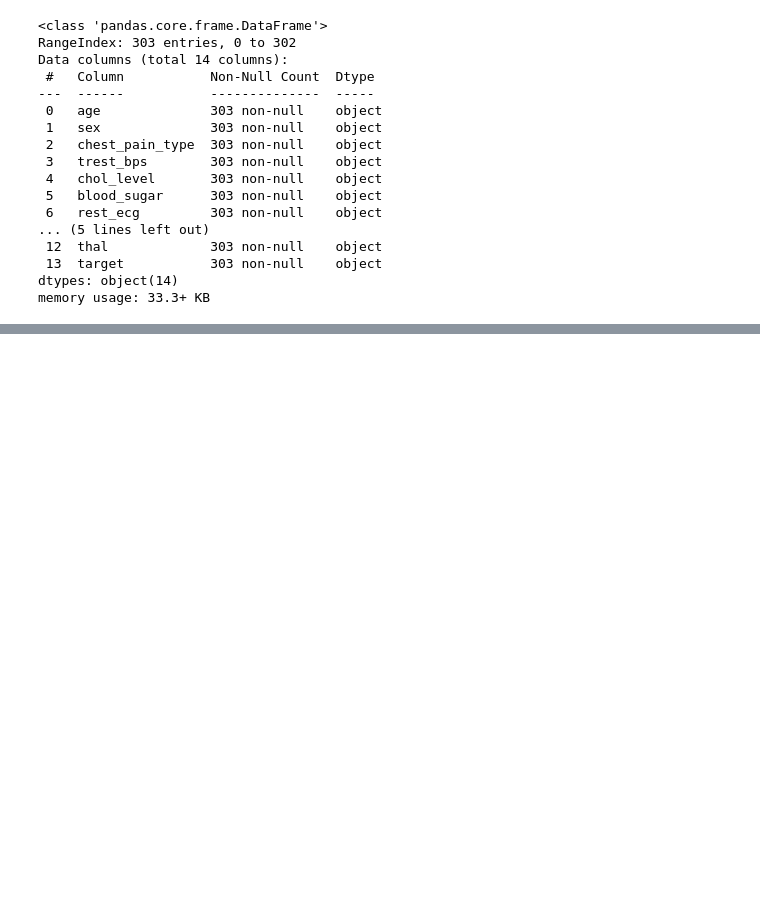
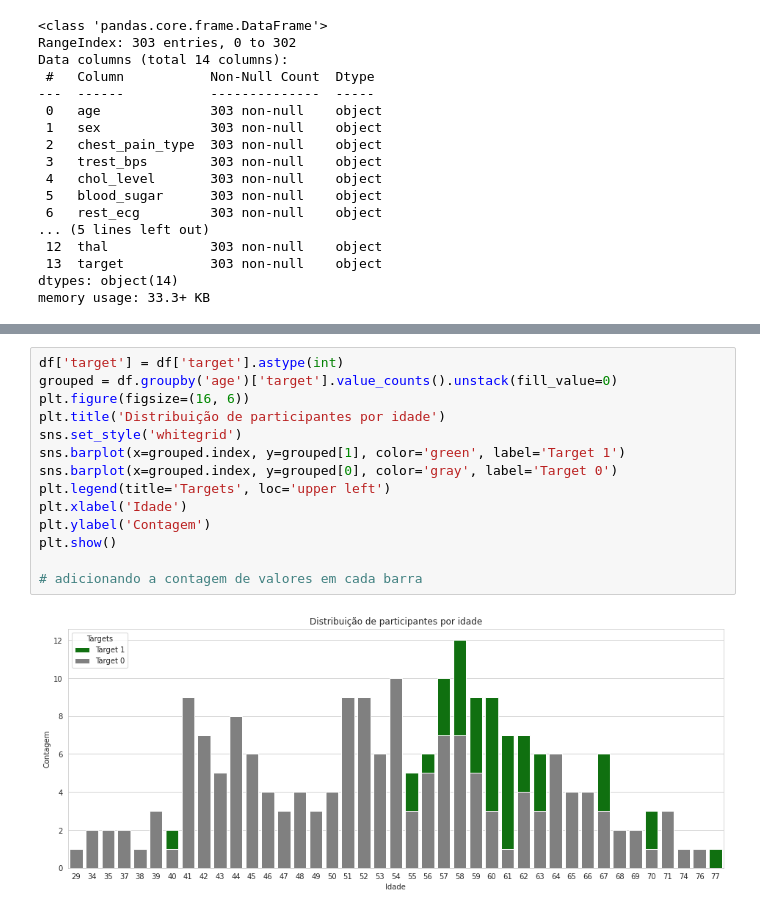
Before and after one commit to jardelMoraes/dinamica2, a Jupyter notebook: dinamica-exploratorio.ipynb, the cells around one changed output, grey strips where cells are left out. Drawn from its saved outputs; the diff is of its cells as text; blank space fills up the shorter version.

```diff
--- a/dinamica-exploratorio.ipynb
+++ b/dinamica-exploratorio.ipynb
@@ -94,0 +140,16 @@ df['idade_anos'].plot(kind='box');
+# %%
+df['target'] = df['target'].astype(int)
+grouped = df.groupby('age')['target'].value_counts().unstack(fill_value=0)
+plt.figure(figsize=(16, 6))
+plt.title('Distribuição de participantes por idade')
+sns.set_style('whitegrid')
+sns.barplot(x=grouped.index, y=grouped[1], color='green', label='Target 1')
+sns.barplot(x=grouped.index, y=grouped[0], color='gray', label='Target 0')
+plt.legend(title='Targets', loc='upper left')
+plt.xlabel('Idade')
+plt.ylabel('Contagem')
+plt.show()
+
+# adicionando a contagem de valores em cada barra
+# %% [output]
+[figure, added]
```
Also changed, not shown: parts of 14 cells of this notebook.
